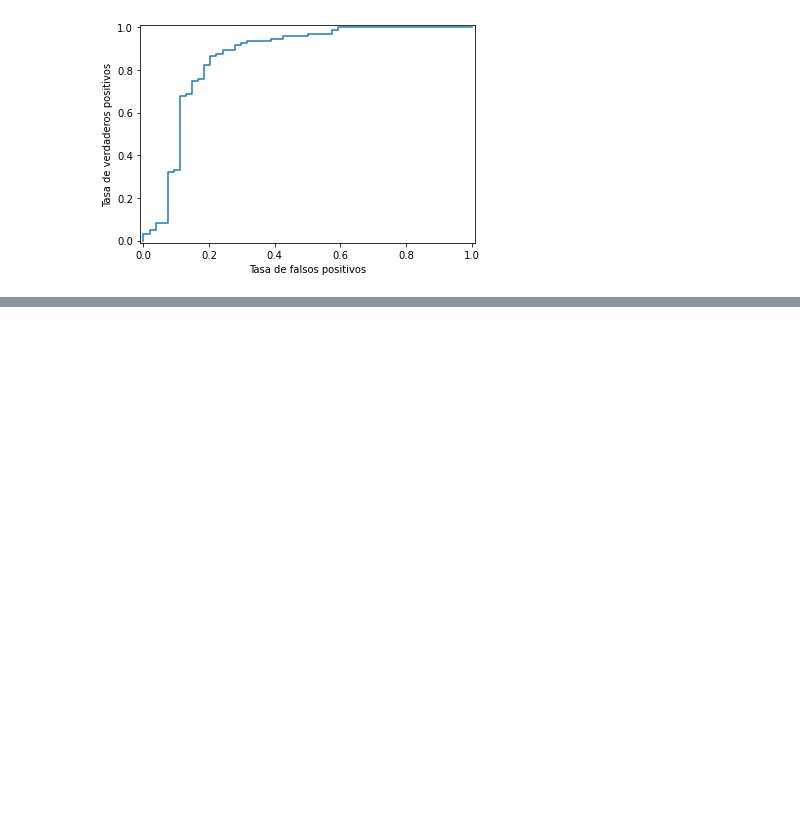
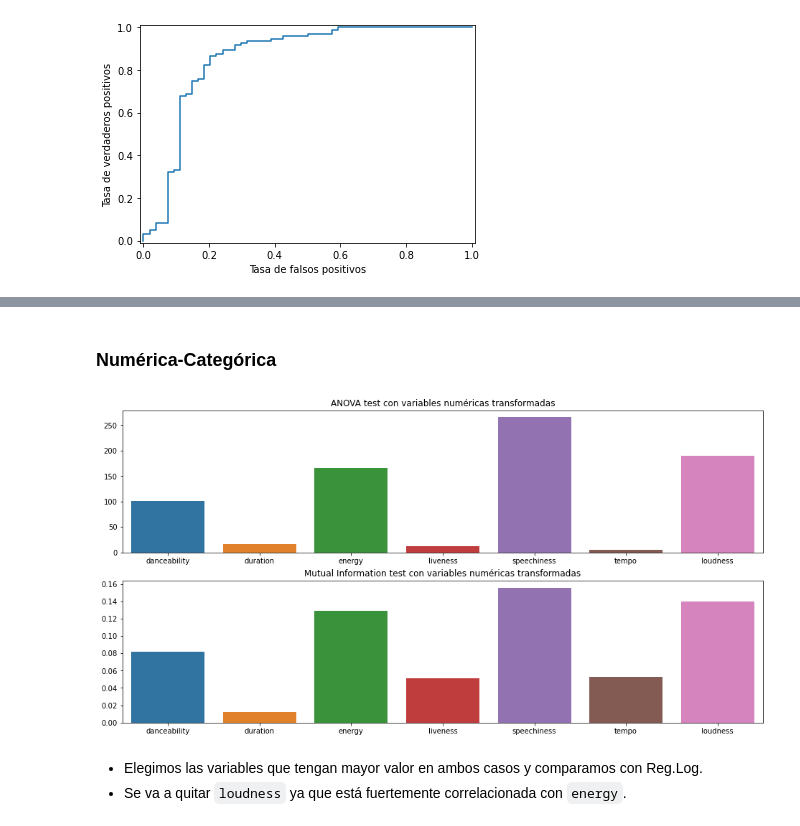
Before and after one commit to manoloacademia/CEIA_Analisis_de_datos, a Jupyter notebook: practica_final/analysis_spotify (2).ipynb, the cells around one changed output, grey strips where cells are left out. Drawn from its saved outputs; the diff is of its cells as text; code cells hidden in the pictures; blank space fills up the shorter version.

Commit message:
Se añade feature selection.

```diff
--- a/practica_final/analysis_spotify (2).ipynb
+++ b/practica_final/analysis_spotify (2).ipynb
@@ -1342,0 +1347,13 @@ Modelo con todos los atributos AUC: 0.8578317901234569
+# %%
+def select_features_anova(X_train, y_train, X_test,k= 'all'):
+    fs = SelectKBest(score_func=f_classif, k=k )
+    fs.fit(X_train, y_train)
+    X_train_fs = fs.transform(X_train)
+    X_test_fs = fs.transform(X_test)
+    return X_train_fs, X_test_fs, fs
+def select_features_mi(X_train, y_train, X_test,k= 'all'):
+    fs = SelectKBest(score_func=mutual_info_classif, k=k )
+    fs.fit(X_train, y_train)
+    X_train_fs = fs.transform(X_train)
+    X_test_fs = fs.transform(X_test)
+    return X_train_fs, X_test_fs, fs
@@ -1342,0 +1362,16 @@ Modelo con todos los atributos AUC: 0.8578317901234569
+# %% [markdown]
+### Numérica-Categórica
+# %%
+X_train_anova, X_test_anova, anova = select_features_anova(X_train_t, y_train, X_test_t)
+fig,axes = plt.subplots(2,1,figsize=(16,8))
+sns.barplot( x =X_train_t.columns.values, y = anova.scores_,ax=axes[0])
+axes[0].set_title('ANOVA test con variables numéricas transformadas')
+
+X_train_mi, X_test_mi, mi = select_features_mi(X_train_t, y_train, X_test_t)
+sns.barplot( x =X_train_t.columns.values, y = mi.scores_,ax=axes[1])
+axes[1].set_title('Mutual Information test con variables numéricas transformadas');
+# %% [output]
+[figure, added]
+# %% [markdown]
+- Elegimos las variables que tengan mayor valor en ambos casos y comparamos con Reg.Log.
+- Se va a quitar `loudness` ya que está fuertemente correlacionada con `energy`.
```
Also changed, not shown: parts of 9 cells of this notebook.
